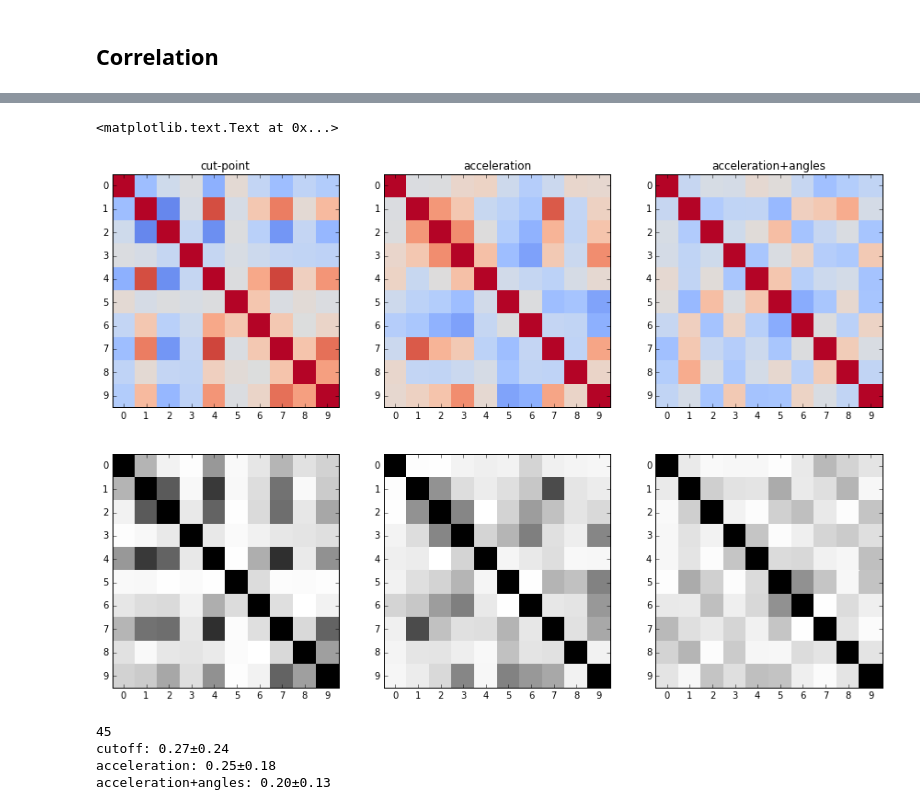
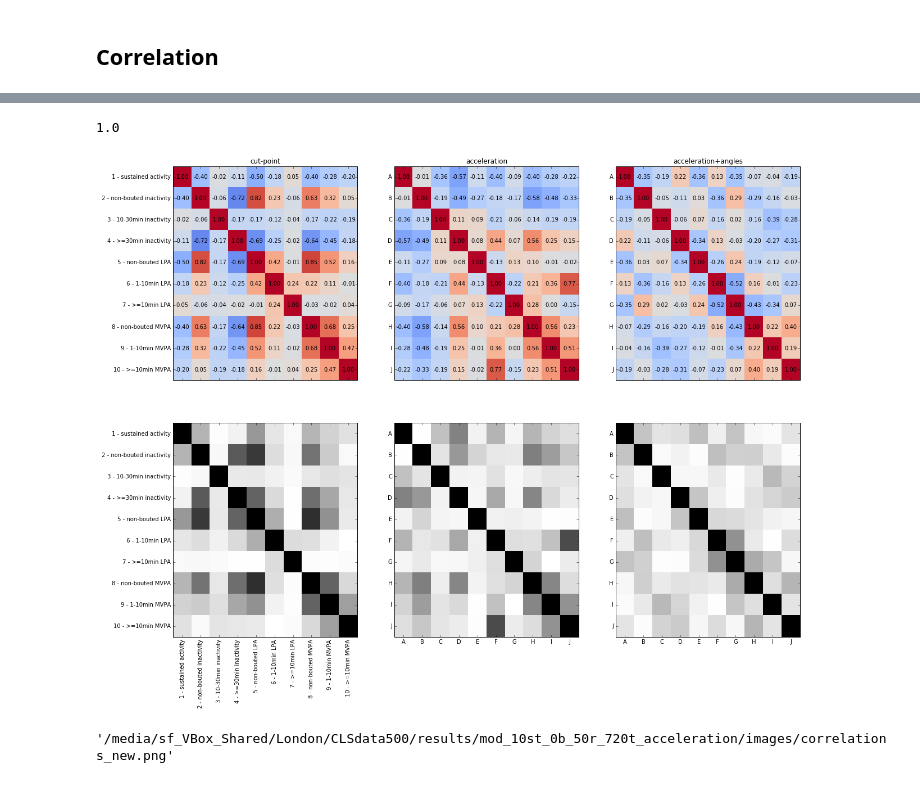
Before and after one commit to wadpac/millenniumcohort-acc, a Jupyter notebook: python/notebooks/PCA_2models.ipynb, the cells around one changed output, grey strips where cells are left out. Drawn from its saved outputs; the diff is of its cells as text; code cells hidden in the pictures.

Commit message:
Added correlation values in plot

```diff
--- a/python/notebooks/PCA_2models.ipynb
+++ b/python/notebooks/PCA_2models.ipynb
@@ -97,7 +96,7 @@ cumvars
 # %% [markdown]
 ## Correlation
 # %%
-def get_pcolorplot(correlations, ax, cmap='coolwarm', vmin=-1, vmax=1, xlabels=None, ylabels=None):
+def get_pcolorplot(correlations, ax, cmap='coolwarm', vmin=-1, vmax=1, xlabels=None, ylabels=None, plotvalues=False):
     ax.pcolor(correlations, cmap=cmap, vmin=vmin, vmax=vmax)
     ax.set_yticks(np.arange(correlations.shape[0]) + 0.5, minor=False)
     ax.set_xticks(np.arange(correlations.shape[1]) + 0.5, minor=False)
@@ -107,6 +106,13 @@ def get_pcolorplot(correlations, ax, cmap='coolwarm', vmin=-1, vmax=1, xlabels=N
         ylabels2 = range(correlations.shape[1])
     else:
         ylabels2 = ylabels
+    if plotvalues:
+        for y in range(correlations.shape[0]):
+            for x in range(correlations.shape[1]):
+                ax.text(x + 0.5, y + 0.5, '%.2f' % correlations.values[y, x],
+                         horizontalalignment='center',
+                         verticalalignment='center',
+                       fontsize=10)
     ax.invert_yaxis()
     ax.set_xticklabels(xlabels, minor=False)
     ax.set_yticklabels(ylabels2, minor=False)
@@ -114,21 +190,51 @@ def get_pcolorplot(correlations, ax, cmap='coolwarm', vmin=-1, vmax=1, xlabels=N
 cor_model1 = np.corrcoef(X_model1.transpose())
 cor_model2 = np.corrcoef(X_model2.transpose())
 cor_cutoff = np.corrcoef(X_cutoff.transpose())
+# %%
+cor_cutoff_df = pd.DataFrame(cor_cutoff, index=heuristic_classes, columns=heuristic_classes)
+cor_cutoff_df = cor_cutoff_df.sort_index(axis=0).sort_index(axis=1)
+
+cor_model1_df = pd.DataFrame(cor_model1, index=model1_labels, columns=model1_labels)
+cor_model1_df = cor_model1_df.sort_index(axis=0).sort_index(axis=1)
+
+cor_model2_df = pd.DataFrame(cor_model2, index=model2_labels, columns=model2_labels)
+cor_model2_df = cor_model2_df.sort_index(axis=0).sort_index(axis=1)
+# %%
+cor_cutoff_df.values[0,0]
+# %% [output]
+1.0
 # %%
-fig, axes = plt.subplots(2,3, figsize=(15,10))
-get_pcolorplot(cor_cutoff, axes[0,0])
-get_pcolorplot(cor_model1, axes[0,1])
-get_pcolorplot(cor_model2, axes[0,2])
-get_pcolorplot(np.abs(cor_cutoff), axes[1,0], plt.cm.Greys, 0, 1)
-get_pcolorplot(np.abs(cor_model1), axes[1,1], plt.cm.Greys, 0, 1)
-get_pcolorplot(np.abs(cor_model2), axes[1,2], plt.cm.Greys, 0, 1)
+fig, axes = plt.subplots(2,3, figsize=(20,15), sharex='col')
+get_pcolorplot(cor_cutoff_df, axes[0,0], plotvalues=True)
+get_pcolorplot(cor_model1_df, axes[0,1], plotvalues=True)
+get_pcolorplot(cor_model2_df, axes[0,2], plotvalues=True)
+get_pcolorplot(np.abs(cor_cutoff_df), axes[1,0], plt.cm.Greys, 0, 1)
+get_pcolorplot(np.abs(cor_model1_df), axes[1,1], plt.cm.Greys, 0, 1)
+get_pcolorplot(np.abs(cor_model2_df), axes[1,2], plt.cm.Greys, 0, 1)
 
 axes[0,0].set_title('cut-point')
 axes[0,1].set_title('acceleration')
 axes[0,2].set_title('acceleration+angles')
+
+axes[0,0].set_yticklabels(cor_cutoff_df.columns)
+axes[1,0].set_yticklabels(cor_cutoff_df.columns)
+axes[1,0].set_xticklabels(cor_cutoff_df.columns, rotation=90)
+
+axes[0,1].set_yticklabels(cor_model1_df.columns)
+axes[1,1].set_yticklabels(cor_model1_df.columns)
+axes[1,1].set_xticklabels(cor_model1_df.columns)
+
+axes[0,2].set_yticklabels(cor_model2_df.columns)
+axes[1,2].set_yticklabels(cor_model2_df.columns)
+axes[1,2].set_xticklabels(cor_model2_df.columns)
+plt.savefig('correlations_new.png', dpi=300)
+plt.show()
 # %% [output]
-<matplotlib.text.Text at 0x...>
-[figure, old version]
+[figure, new version]
+# %%
+os.path.join(config.image_path, 'correlations_new.png')
+# %% [output]
+'/media/sf_VBox_Shared/London/CLSdata500/results/mod_10st_0b_50r_720t_acceleration/images/correlations_new.png'
 # %%
 mask = np.triu(np.ones(cor_cutoff.shape, dtype=bool), 1)
 cor_cutoff_values = cor_cutoff[mask]
@@ -136,14 +242,12 @@ cor_model1_values = cor_model1[mask]
 cor_model2_values = cor_model2[mask]
 
 print(len(cor_cutoff_values))
-print('cutoff: {:.2f}±{:.2f}'.format(np.mean(np.abs(cor_cutoff_values)), np.std(np.abs(cor_cutoff_values))))
-print('acceleration: {:.2f}±{:.2f}'.format(np.mean(np.abs(cor_model1_values)), np.std(np.abs(cor_model1_values))))
-print('acceleration+angles: {:.2f}±{:.2f}'.format(np.mean(np.abs(cor_model2_values)), np.std(np.abs(cor_model2_values))))
+print('cutoff: {:.2f}±{:.2f}, min: {:.2f}, max: {:.2f}'.format(np.mean(np.abs(cor_cutoff_values)), np.std(np.abs(cor_cutoff_values)),
+      np.min(np.abs(cor_cutoff_values)),np.max(np.abs(cor_cutoff_values))))
+print('acceleration: {:.2f}±{:.2f}, min: {:.2f}, max: {:.2f}'.format(np.mean(np.abs(cor_model1_values)), np.std(np.abs(cor_model1_values)),
+                                          np.min(np.abs(cor_model1_values)),np.max(np.abs(cor_model1_values))))
+print('acceleration+angles: {:.2f}±{:.2f}, min: {:.2f}, max: {:.2f}'.format(np.mean(np.abs(cor_model2_values)), np.std(np.abs(cor_model2_values)),
+                                                 np.min(np.abs(cor_model2_values)),np.max(np.abs(cor_model2_values))))
-# %% [output]
-45
-cutoff: 0.27±0.24
-acceleration: 0.25±0.18
-acceleration+angles: 0.20±0.13
 # %%
 print('cutoff: {}'.format(sum(np.abs(cor_cutoff_values)>.5)))
 print('acceleration: {}'.format(sum(np.abs(cor_model1_values)>.5)))
```
Also changed, not shown: parts of 13 cells of this notebook.
